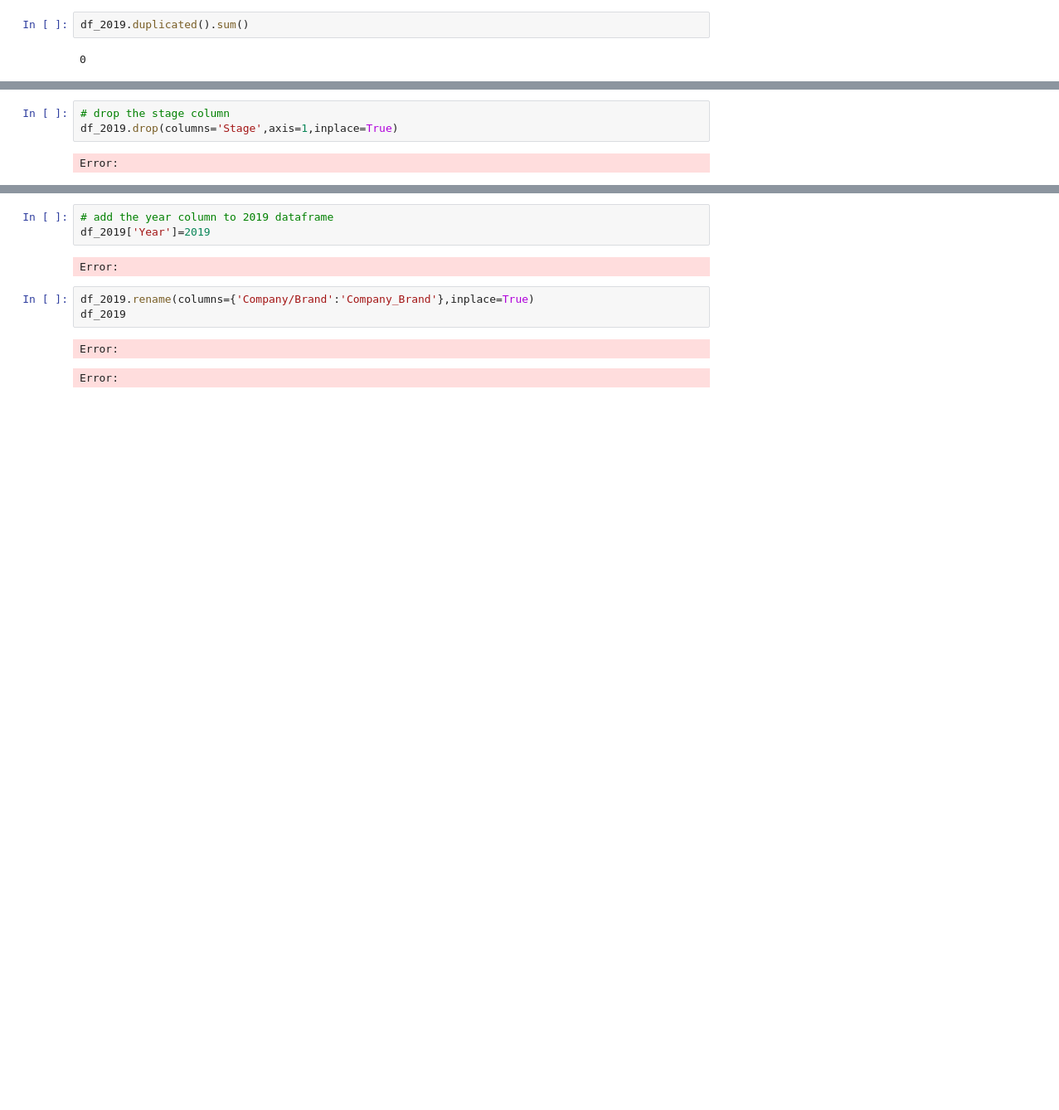
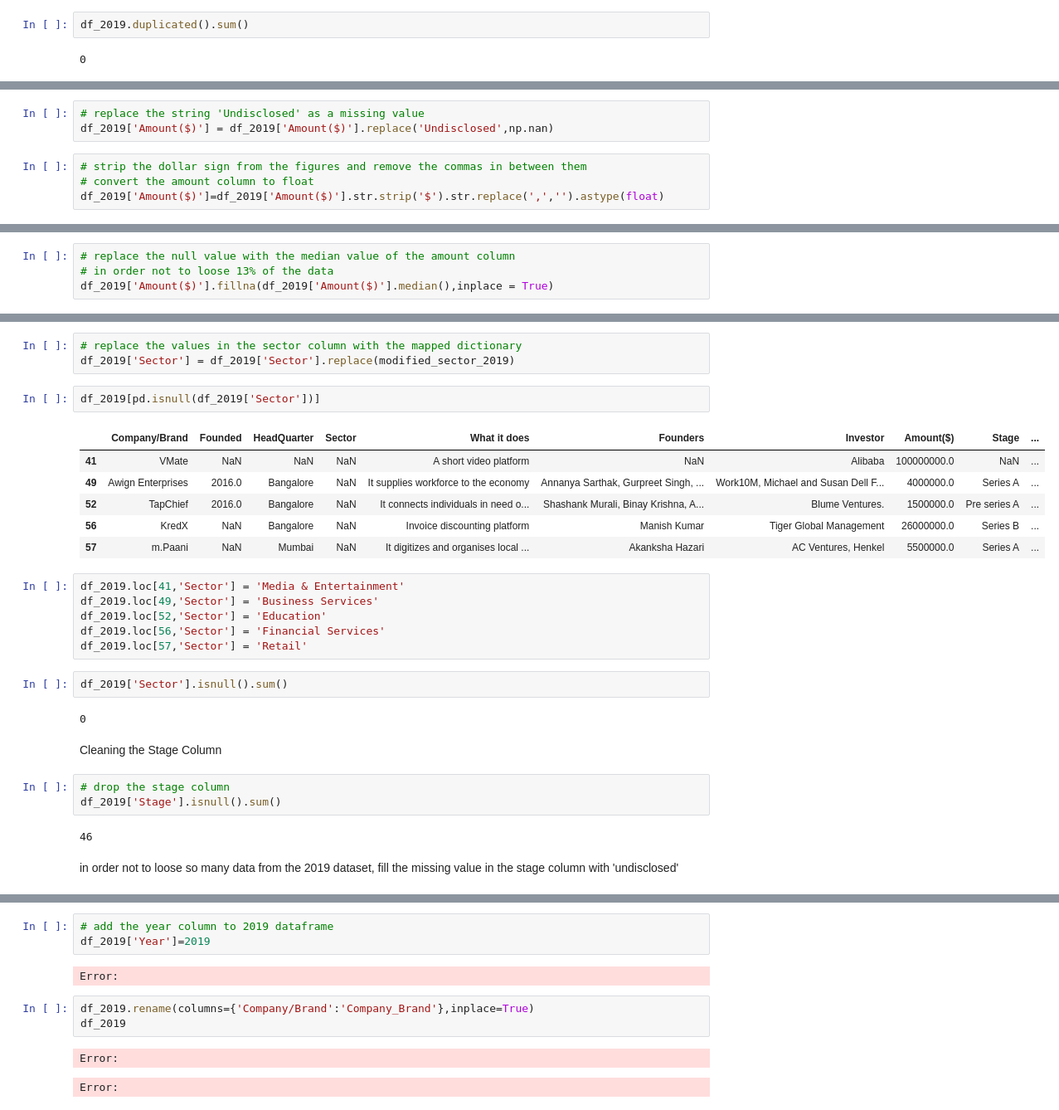
Before and after one commit to zeemanzak/Hypothesis-Testing-and-Eda-on-Indian-Startups-Ecosystem, a Jupyter notebook: notebooks/main.ipynb, the cells around one changed output, grey strips where cells are left out. Shown at 83% size. Saved outputs shown, nothing was run; the diff lists cells and outputs as text; blank space fills up the shorter version.

Commit message:
data clean 2019 and 2020

```diff
--- a/notebooks/main.ipynb
+++ b/notebooks/main.ipynb
@@ -987,0 +1025,7 @@ df_2019.duplicated().sum()
+# %%
+# replace the string 'Undisclosed' as a missing value
+df_2019['Amount($)'] = df_2019['Amount($)'].replace('Undisclosed',np.nan)
+# %%
+# strip the dollar sign from the figures and remove the commas in between them
+# convert the amount column to float
+df_2019['Amount($)']=df_2019['Amount($)'].str.strip('$').str.replace(',','').astype(float)
@@ -987,0 +1037,4 @@ df_2019.duplicated().sum()
+# %%
+# replace the null value with the median value of the amount column
+# in order not to loose 13% of the data
+df_2019['Amount($)'].fillna(df_2019['Amount($)'].median(),inplace = True)
@@ -988,5 +1116,32 @@ df_2019.duplicated().sum()
+# %%
+# replace the values in the sector column with the mapped dictionary
+df_2019['Sector'] = df_2019['Sector'].replace(modified_sector_2019)
+# %%
+df_2019[pd.isnull(df_2019['Sector'])]
+# %% [output]
+|  | Company/Brand | Founded | HeadQuarter | Sector | What it does | Founders | Investor | Amount($) | Stage | ... |
+| 41 | VMate | NaN | NaN | NaN | A short video platform | NaN | Alibaba | 100000000.0 | NaN | ... |
+| 49 | Awign Enterprises | 2016.0 | Bangalore | NaN | It supplies workforce to the economy | Annanya Sarthak, Gurpreet Singh, ... | Work10M, Michael and Susan Dell F... | 4000000.0 | Series A | ... |
+| 52 | TapChief | 2016.0 | Bangalore | NaN | It connects individuals in need o... | Shashank Murali, Binay Krishna, A... | Blume Ventures. | 1500000.0 | Pre series A | ... |
+| 56 | KredX | NaN | Bangalore | NaN | Invoice discounting platform | Manish Kumar | Tiger Global Management | 26000000.0 | Series B | ... |
+| 57 | m.Paani | NaN | Mumbai | NaN | It digitizes and organises local ... | Akanksha Hazari | AC Ventures, Henkel | 5500000.0 | Series A | ... |
+# %%
+df_2019.loc[41,'Sector'] = 'Media & Entertainment'
+df_2019.loc[49,'Sector'] = 'Business Services'
+df_2019.loc[52,'Sector'] = 'Education'
+df_2019.loc[56,'Sector'] = 'Financial Services'
+df_2019.loc[57,'Sector'] = 'Retail'
+# %%
+df_2019['Sector'].isnull().sum()
+# %% [output]
+0
+# %% [markdown]
+Cleaning the Stage Column
 # %%
 # drop the stage column
-df_2019.drop(columns='Stage',axis=1,inplace=True)
+df_2019['Stage'].isnull().sum()
 # %% [output]
-Error:
+46
+# %% [markdown]
+in order not to loose so many data from the 2019 dataset, fill the missing value in the
+stage column with 'undisclosed'
```
Also changed, not shown: parts of 21 cells of this notebook.
